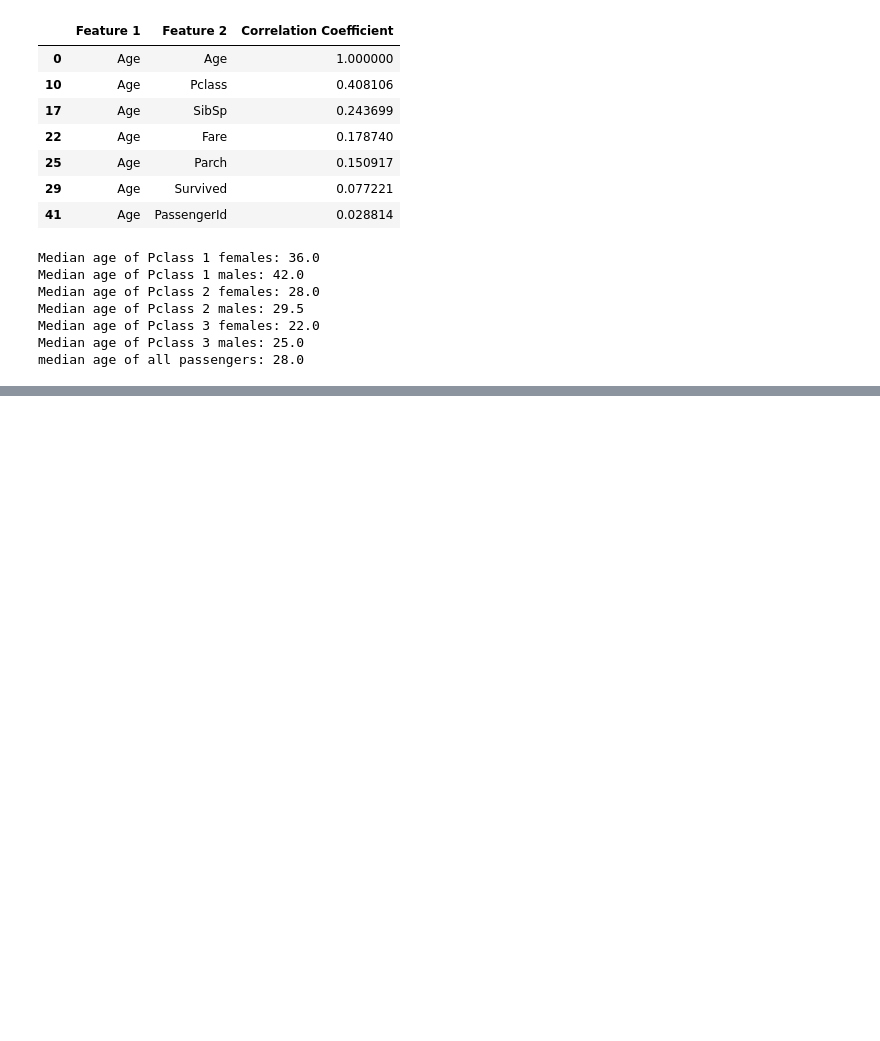
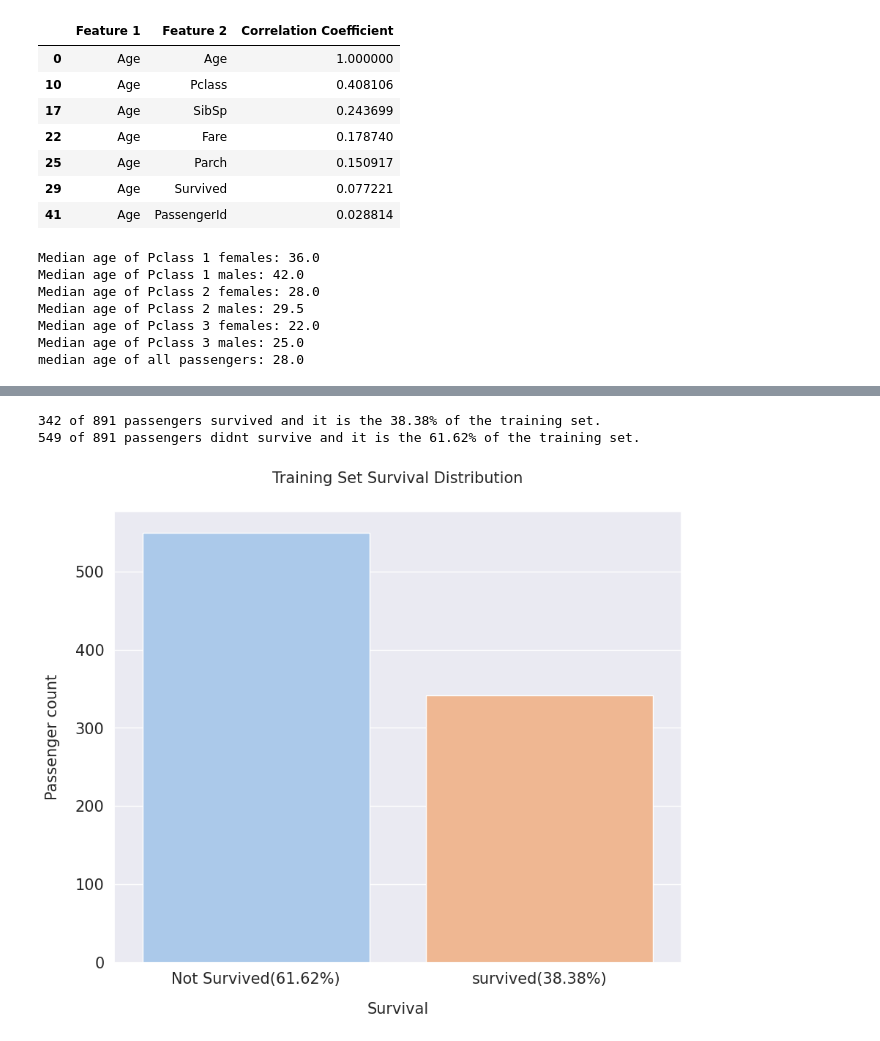
Before and after one commit to Evans-tats/machine-learning, a Jupyter notebook: Titanic.ipynb, the cells around one changed output, grey strips where cells are left out. Saved outputs shown, nothing was run; the diff lists cells and outputs as text; code cells hidden in the pictures; blank space fills up the shorter version.

```diff
--- a/Titanic.ipynb
+++ b/Titanic.ipynb
@@ -22,7 +22,7 @@ def concat_df(train_data, test_data):
   return pd.concat([train_data, test_data], sort=True).reset_index(drop=True)
 
 def divide_df(all_data):
-  return all_data.loc[:890], all_data.loc[891:].drop(["survived"], axis=1)
+  return all_data.loc[:890], all_data.loc[891:].drop(["Survived"], axis=1)
 
 df_train = pd.read_csv("/content/sample_data/train (1).csv")
 df_test = pd.read_csv("/content/sample_data/test (1).csv")
@@ -126,2 +151,13 @@ all_data[all]
 # %%
-med_fare = all_data.groupby(['Pclass', 'Parch', 'SibSp'])
+med_fare = all_data.groupby(['Pclass', 'Parch', 'SibSp'])['Fare'].median()
+med_fare_value = med_fare.loc[3,0,0]
+all_data['Fare'] = all_data['Fare'].fillna(med_fare_value)
+# %%
+from typing import ValuesView
+all_data.drop(["Cabin"], inplace=True, axis=1)
+
+df_train, df_test = divide_df(all_data)
+dfs = [df_train, df_test]
+
+for df in dfs:
+  missing_value(df)
@@ -127,0 +182,32 @@ med_fare = all_data.groupby(['Pclass', 'Parch', 'SibSp'])
+# %%
+survived = df_train['Survived'].value_counts()[1]
+not_survived = df_train['Survived'].value_counts()[0]
+survived_per = survived / df_train.shape[0] * 100
+not_survived_per = not_survived / df_train.shape[0] * 100
+
+print('{} of {} passengers survived and it is the {:.2f}% of the training set. '
+.format(survived, df_train.shape[0], survived_per))
+
+print('{} of {} passengers didnt survive and it is the {:.2f}% of the training set.'
+.format(not_survived, df_train.shape[0], not_survived_per))
+
+plt.figure(figsize=(10,8))
+sns.countplot(x="Survived", data=df_train, palette='pastel')
+
+
+plt.xlabel("Survival", size=15, labelpad=15)
+plt.ylabel("Passenger count", size=15, labelpad=15)
+plt.xticks((0,1),
+ ['Not Survived({0:.2f}%)'.format(not_survived_per),
+  'survived({0:.2f}%)'.format(survived_per)])
+# plt.xticks((0,1),
+#  ['Not Survived({0:.2f}%)'.format(not_survived_per),
+#   'survived({0:.2f}%)'.format(survived_per)])
+plt.tick_params(axis='x', labelsize=15)
+plt.tick_params(axis='y', labelsize=15)
+plt.title('Training Set Survival Distribution', size=15, y=1.05)
+plt.show()
+# %% [output]
+342 of 891 passengers survived and it is the 38.38% of the training set.
+549 of 891 passengers didnt survive and it is the 61.62% of the training set.
+[figure, added]
```
Also changed, not shown: parts of 14 cells of this notebook.
